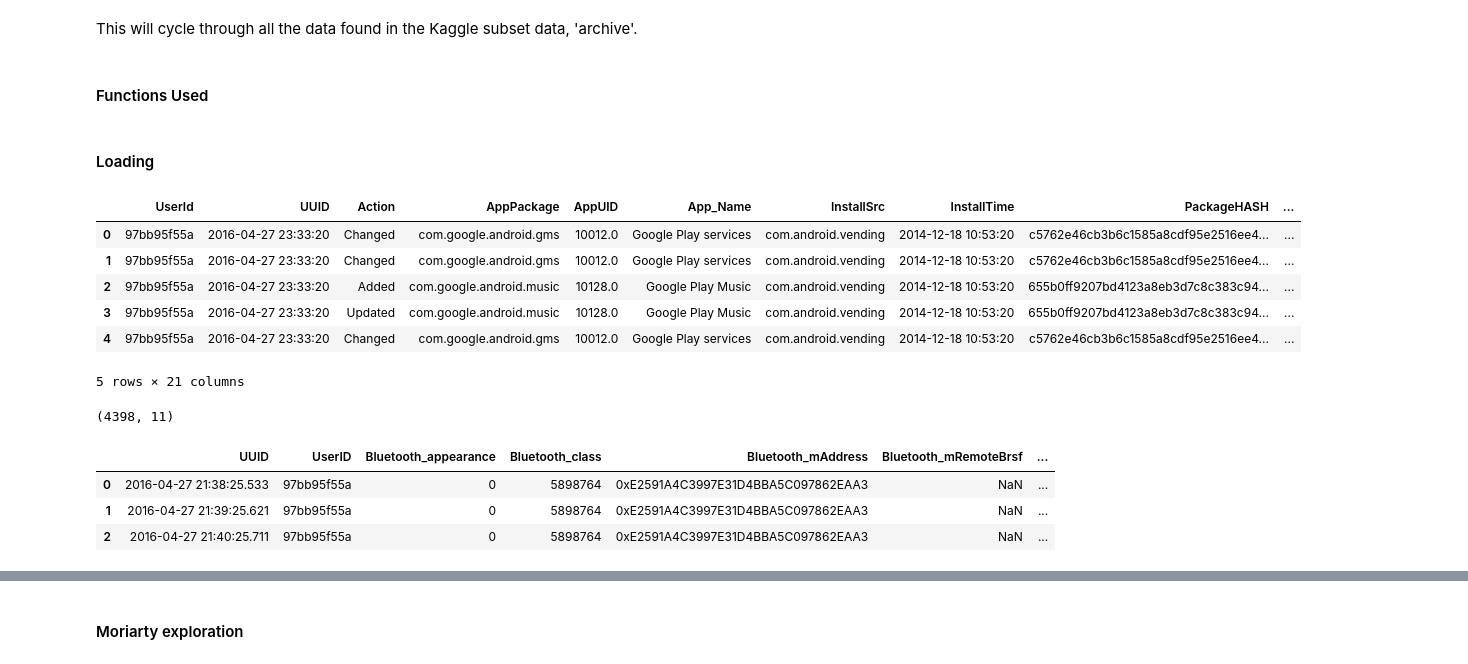
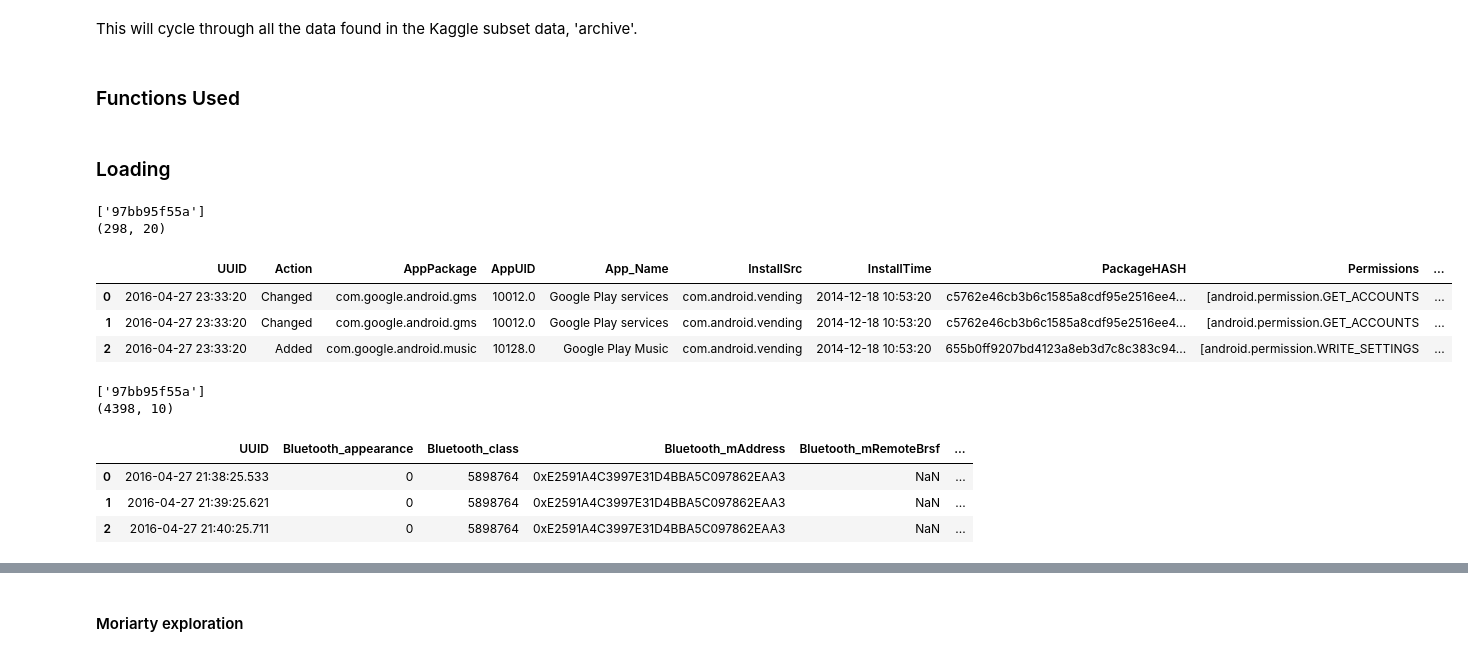
Before and after one commit to kentlingcampbell/project_SherLock, a Jupyter notebook: SherLock.ipynb, the cells around one changed output, grey strips where cells are left out. Drawn from its saved outputs; the diff is of its cells as text; code cells hidden in the pictures.

```diff
--- a/SherLock.ipynb
+++ b/SherLock.ipynb
@@ -18,7 +18,7 @@ import pickle
 # %% [markdown]
 This will cycle through all the data found in the Kaggle subset data, 'archive'.
 # %% [markdown]
-#### Functions Used
+### Functions Used
 # %%
 # Functions
 def editTextFile(f):
@@ -37,7 +37,7 @@ def magVector(df,col1,col2,col3):
     # Calculate magnitude of vector - SQRT(X^2 + Y^2 + Z^2)
     return ((df[col1].pow(2) + df[col2].pow(2) + df[col3].pow(2)).pow(1/2))
 # %% [markdown]
-#### Loading
+### Loading
 # %%
 # Non-standard columns present, need function to fix
 #filename = './archive/AllBroadcasts.csv'
@@ -58,38 +58,46 @@ def magVector(df,col1,col2,col3):
 # %%
 filename = './archive/AppPackages.csv'
-AppPackages = pd.read_csv(filename)               # Ending columns need to be appended into sherlock_version
+AppPackages = pd.read_csv(filename)    # Ending columns need to be appended into sherlock_version - make function!
+
 AppPackages[['UUID','InstallTime']] = AppPackages[['UUID', 'InstallTime']].apply(pd.to_datetime, unit='ms')
 #AppPackages['sherlock_version'] = AppPackages['sherlock_version'].str.cat(AppPackages['Unnamed: 13'],sep=",")
 #AppPackages['sherlock_version'] = AppPackages['sherlock_version'].str.cat(AppPackages['Unnamed: 14'],sep=",")
 #AppPackages['sherlock_version'] = AppPackages['sherlock_version'].str.cat(AppPackages['Unnamed: 15'],sep=",")
 #AppPackages['sherlock_version'] = AppPackages['sherlock_version'].str.cat(AppPackages['Unnamed: 16'],sep=",")
 #AppPackages['sherlock_version'] = AppPackages['sherlock_version'].str.cat(AppPackages['Unnamed: 17'],sep=",")
 #AppPackages['sherlock_version'] = AppPackages['sherlock_version'].str.cat(AppPackages['Unnamed: 18'],sep=",")
 #AppPackages['sherlock_version'] = AppPackages['sherlock_version'].str.cat(AppPackages['Unnamed: 19'],sep=",")
 #AppPackages['sherlock_version'] = AppPackages['sherlock_version'].str.cat(AppPackages['Unnamed: 20'],sep=",")
 #AppPackages.drop([])
-AppPackages.head()
+#AppPackages = AppPackages.set_index('UUID')
+print(AppPackages['UserId'].unique())
+AppPackages = AppPackages.drop(columns=['UserId'])
+print(AppPackages.shape)
+AppPackages.head(3)
 # %% [output]
+['97bb95f55a']
+(298, 20)
-|  | UserId | UUID | Action | AppPackage | AppUID | App_Name | InstallSrc | InstallTime | PackageHASH | ... |
-| 0 | 97bb95f55a | 2016-04-27 23:33:20 | Changed | com.google.android.gms | 10012.0 | Google Play services | com.android.vending | 2014-12-18 10:53:20 | c5762e46cb3b6c1585a8cdf95e2516ee4... | ... |
-| 1 | 97bb95f55a | 2016-04-27 23:33:20 | Changed | com.google.android.gms | 10012.0 | Google Play services | com.android.vending | 2014-12-18 10:53:20 | c5762e46cb3b6c1585a8cdf95e2516ee4... | ... |
-| 2 | 97bb95f55a | 2016-04-27 23:33:20 | Added | com.google.android.music | 10128.0 | Google Play Music | com.android.vending | 2014-12-18 10:53:20 | 655b0ff9207bd4123a8eb3d7c8c383c94... | ... |
-| 3 | 97bb95f55a | 2016-04-27 23:33:20 | Updated | com.google.android.music | 10128.0 | Google Play Music | com.android.vending | 2014-12-18 10:53:20 | 655b0ff9207bd4123a8eb3d7c8c383c94... | ... |
-| 4 | 97bb95f55a | 2016-04-27 23:33:20 | Changed | com.google.android.gms | 10012.0 | Google Play services | com.android.vending | 2014-12-18 10:53:20 | c5762e46cb3b6c1585a8cdf95e2516ee4... | ... |
+|  | UUID | Action | AppPackage | AppUID | App_Name | InstallSrc | InstallTime | PackageHASH | Permissions | ... |
+| 0 | 2016-04-27 23:33:20 | Changed | com.google.android.gms | 10012.0 | Google Play services | com.android.vending | 2014-12-18 10:53:20 | c5762e46cb3b6c1585a8cdf95e2516ee4... | [android.permission.GET_ACCOUNTS | ... |
+| 1 | 2016-04-27 23:33:20 | Changed | com.google.android.gms | 10012.0 | Google Play services | com.android.vending | 2014-12-18 10:53:20 | c5762e46cb3b6c1585a8cdf95e2516ee4... | [android.permission.GET_ACCOUNTS | ... |
+| 2 | 2016-04-27 23:33:20 | Added | com.google.android.music | 10128.0 | Google Play Music | com.android.vending | 2014-12-18 10:53:20 | 655b0ff9207bd4123a8eb3d7c8c383c94... | [android.permission.WRITE_SETTINGS | ... |
-5 rows × 21 columns
 # %%
 filename = './archive/Bluetooth.csv'
 Bluetooth = pd.read_csv(filename, parse_dates=['Bluetooth_timestamp'])
 Bluetooth = Bluetooth.rename(columns={"UserID": "UUID", "UUID": "UserID"})   # Header names swapped apparently
 Bluetooth['UUID'] = Bluetooth['UUID'].apply(pd.to_datetime, unit='ms')
+#Bluetooth = Bluetooth.set_index('UUID')
+print(Bluetooth['UserID'].unique())
+Bluetooth = Bluetooth.drop(columns=['UserID'])
 print(Bluetooth.shape)
 Bluetooth.head(3)
 # %% [output]
-(4398, 11)
+['97bb95f55a']
+(4398, 10)
-|  | UUID | UserID | Bluetooth_appearance | Bluetooth_class | Bluetooth_mAddress | Bluetooth_mRemoteBrsf | ... |
-| 0 | 2016-04-27 21:38:25.533 | 97bb95f55a | 0 | 5898764 | 0xE2591A4C3997E31D4BBA5C097862EAA3 | NaN | ... |
-| 1 | 2016-04-27 21:39:25.621 | 97bb95f55a | 0 | 5898764 | 0xE2591A4C3997E31D4BBA5C097862EAA3 | NaN | ... |
-| 2 | 2016-04-27 21:40:25.711 | 97bb95f55a | 0 | 5898764 | 0xE2591A4C3997E31D4BBA5C097862EAA3 | NaN | ... |
+|  | UUID | Bluetooth_appearance | Bluetooth_class | Bluetooth_mAddress | Bluetooth_mRemoteBrsf | ... |
+| 0 | 2016-04-27 21:38:25.533 | 0 | 5898764 | 0xE2591A4C3997E31D4BBA5C097862EAA3 | NaN | ... |
+| 1 | 2016-04-27 21:39:25.621 | 0 | 5898764 | 0xE2591A4C3997E31D4BBA5C097862EAA3 | NaN | ... |
+| 2 | 2016-04-27 21:40:25.711 | 0 | 5898764 | 0xE2591A4C3997E31D4BBA5C097862EAA3 | NaN | ... |
 # %%
 filename = './archive/Calls.csv'
 Calls = pd.read_csv(filename)
```
Also changed, not shown: parts of 39 cells of this notebook.
